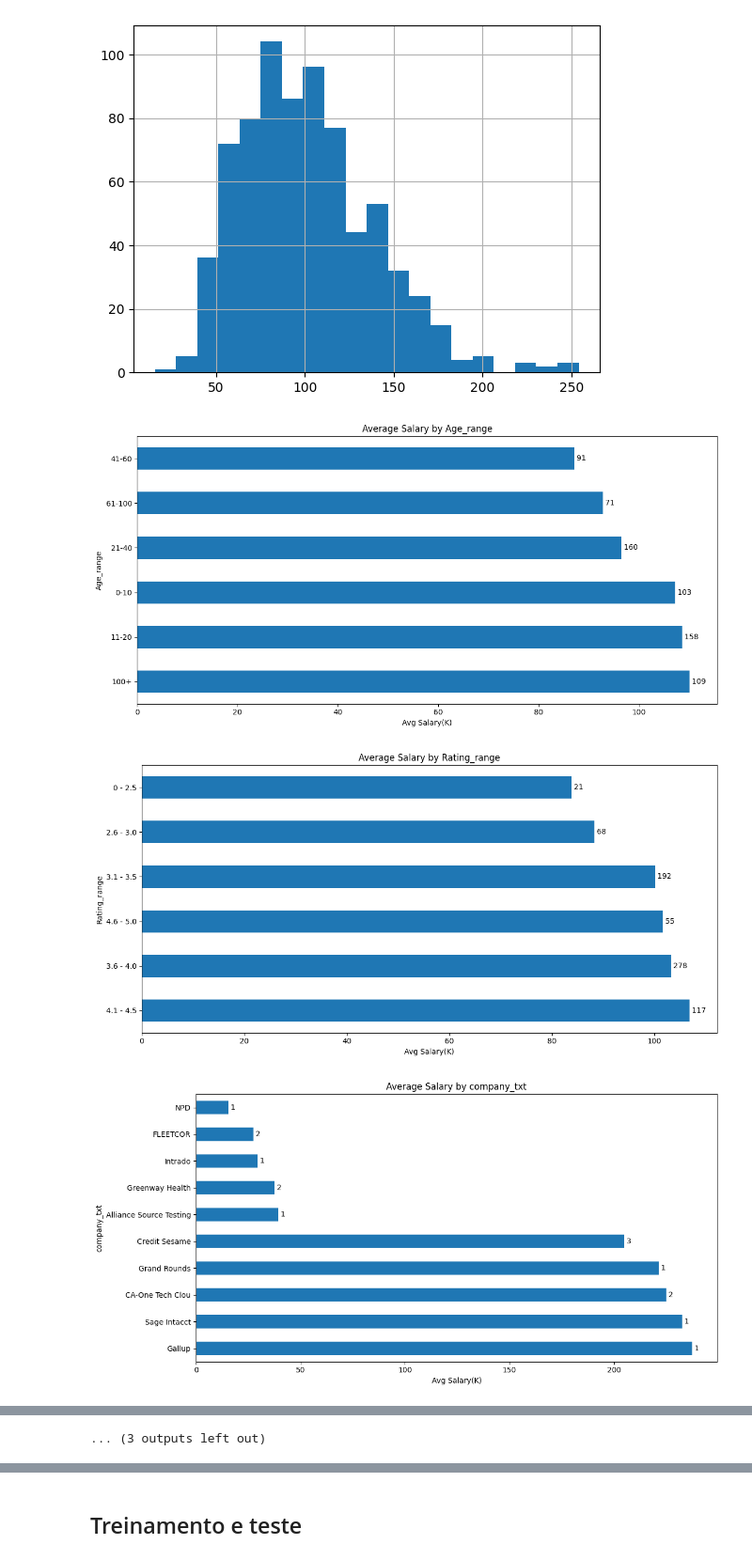
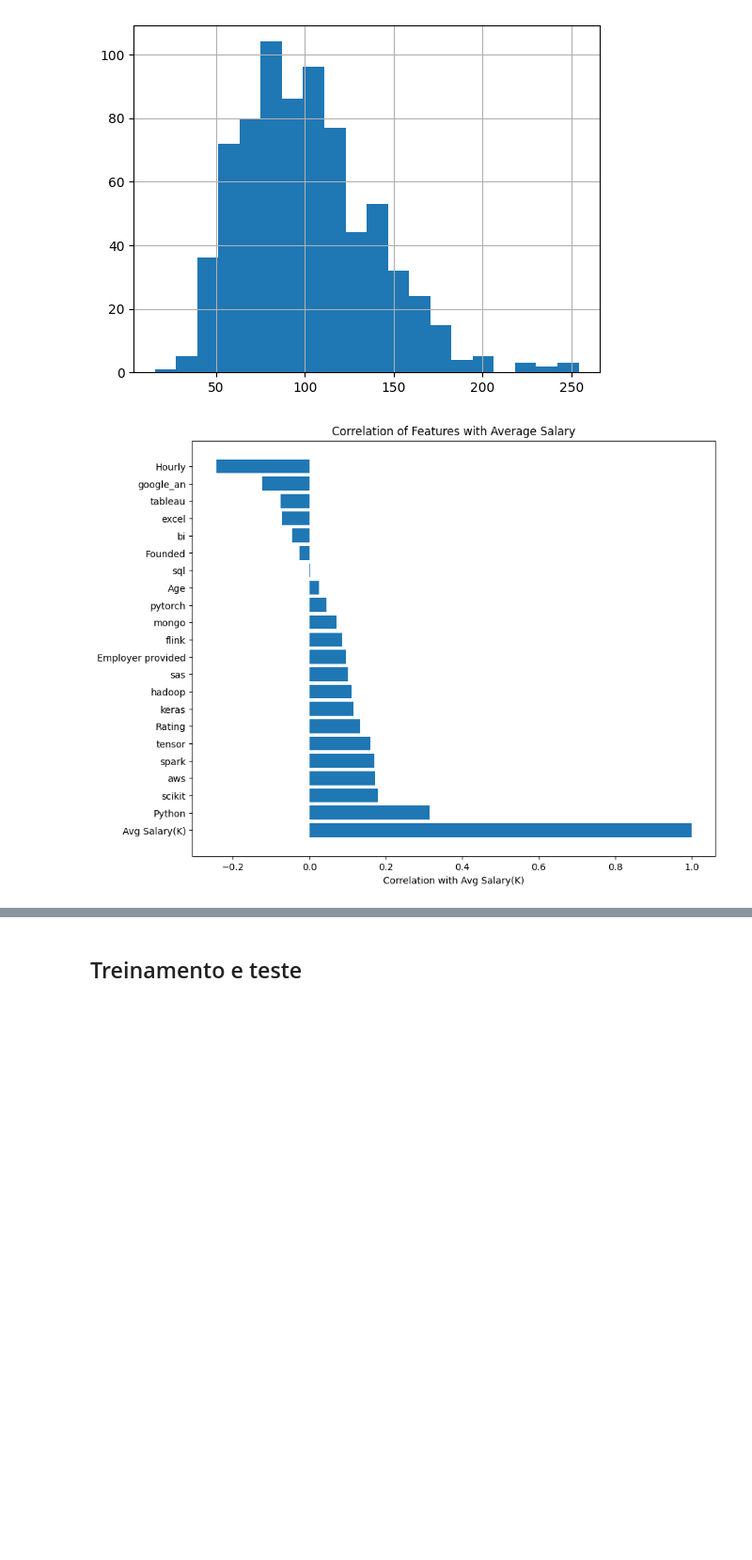
Before and after one commit to Washjr/InteligenciaArtificial, a Jupyter notebook: modelo-regressao/Regressão_Washington_Junior_e_Eduardo_Ikeda.ipynb, the cells around one changed output, grey strips where cells are left out. Shown at 94% size. Drawn from its saved outputs; the diff is of its cells as text; code cells hidden in the pictures; blank space fills up the shorter version.

```diff
--- a/modelo-regressao/Regressão_Washington_Junior_e_Eduardo_Ikeda.ipynb
+++ b/modelo-regressao/Regressão_Washington_Junior_e_Eduardo_Ikeda.ipynb
@@ -298,51 +291,23 @@ df['Avg Salary(K)'].hist(bins=20)
 <Axes: >
 [figure]
 # %%
-def plot_avg_salary_by_category(df, category_col):
-    avg_salary = df.groupby(category_col, observed=False)['Avg Salary(K)'].mean().sort_values(ascending=False)
-    counts = df[category_col].value_counts()
-    n = len(avg_salary)
-
-    if n > 50:
-        avg_salary = pd.concat([avg_salary.head(5), avg_salary.tail(5)])
-
-    height = min(max(len(avg_salary) * 0.4, 6), 20)
-    plt.figure(figsize=(12, height))
-    bars = avg_salary.plot(kind='barh')
-
-    for i, (cat, val) in enumerate(avg_salary.items()):
-        total = counts.get(cat, 0)
-        plt.text(val, i, f' {total}', va='center', fontsize=10, color='black')
-    plt.title(f'Average Salary by {category_col}')
-    plt.xlabel('Avg Salary(K)')
-    plt.tight_layout()
-    plt.show()
-
-category_columns = ['Age_range', 'Rating_range','company_txt', 'Competitors', 'Headquarters', 'job_title_sim', 'Job Location', 'Industry',  'Size', 'Revenue', 'Type of ownership', 'Sector', 'seniority_by_title', 'Degree']
-
-for category in category_columns:
-    plot_avg_salary_by_category(df, category)
-
-
 skill_columns = ['Python', 'spark', 'aws', 'excel', 'sql', 'sas', 'keras', 'pytorch',
                  'scikit', 'tensor', 'hadoop', 'tableau', 'bi', 'flink', 'mongo', 'google_an']
 
 # Ter certeza de que as colunas de habilidades são do tipo int
 df[skill_columns] = df[skill_columns].fillna(0).astype(int)
 
 # Adicionar essas colunas numéricas à análise
 df_corr = df[['Avg Salary(K)', 'Rating', 'Founded', 'Age', 'Employer provided', 'Hourly'] + skill_columns]
 
 # Calcular correlação e ordenar
 correlation = df_corr.corr()
 corr_with_salary = correlation['Avg Salary(K)'].sort_values(ascending=False)
 
 plt.figure(figsize=(10, 8))
 plt.barh(corr_with_salary.index, corr_with_salary.values)
 plt.xlabel('Correlation with Avg Salary(K)')
 plt.title('Correlation of Features with Average Salary')
 plt.show()
 # %% [output]
-[figure, old version]
+[figure, new version]
-[figure, removed]
-[figure, removed]
@@ -358 +313,0 @@ plt.show()
-... (3 outputs left out)
```
Also changed, not shown: parts of 9 cells of this notebook.
